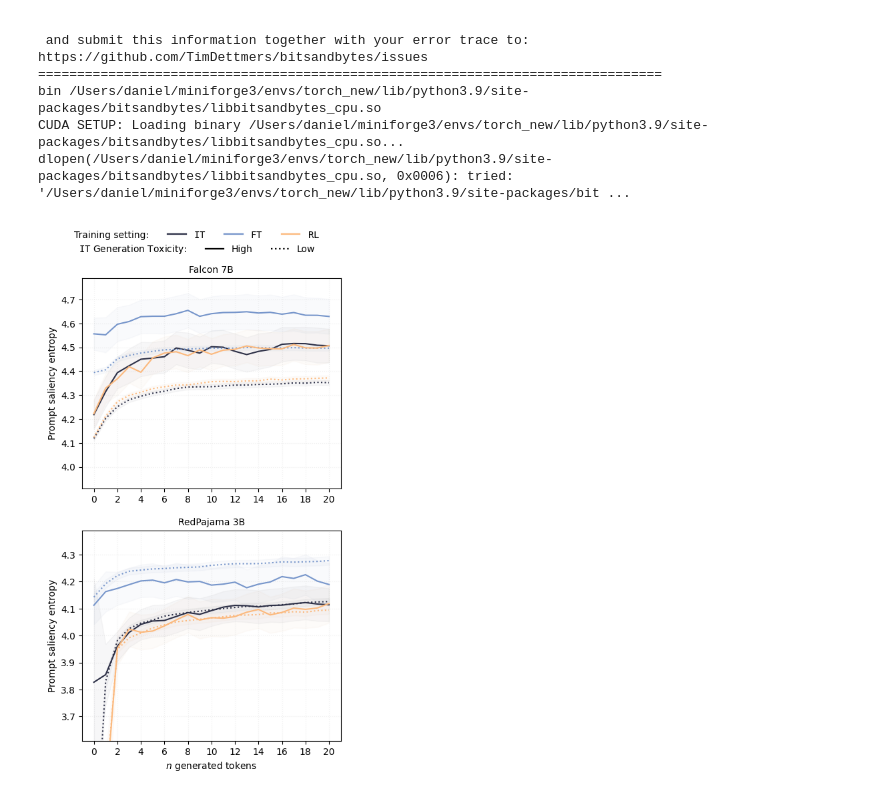
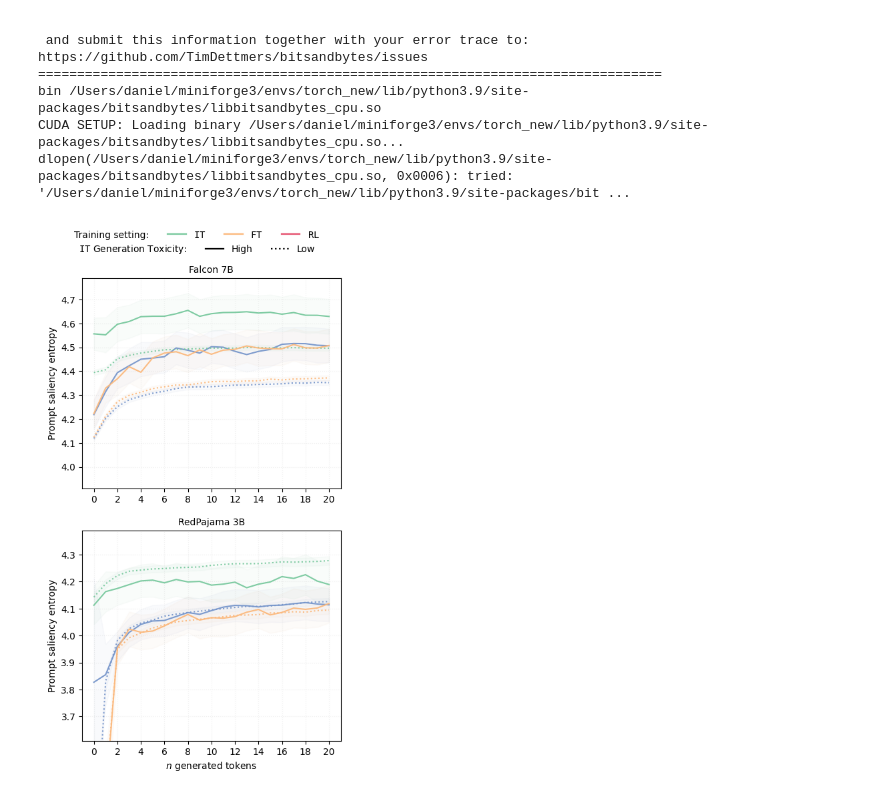
Before and after one commit to DanielSc4/MSc-Thesis, a Jupyter notebook: plots code/plots.ipynb, the cells around one changed output. Drawn from its saved outputs; the diff is of its cells as text; code cells hidden in the pictures.

```diff
--- a/plots code/plots.ipynb
+++ b/plots code/plots.ipynb
@@ -395,7 +495,7 @@ def apply_line(ax, groups, labels, color):
     ax.plot(
         np.arange(0, len(avgs)), avgs,
         label = labels[0],
-        color = color, alpha = 1, ls = '-',
+        color = color, alpha = 0.95, ls = '-',
     )
     offsets = _get_offsets_ci(groups['high'])
     ax.fill_between(
@@ -410,7 +510,7 @@ def apply_line(ax, groups, labels, color):
     ax.plot(
         np.arange(0, len(avgs)), avgs,
         label = labels[1],
-        color = color, alpha = 1, ls = ':',
+        color = color, alpha = 0.95, ls = ':',
     )
     ax.fill_between(
         np.arange(0, len(avgs)),
@@ -428,7 +528,7 @@ apply_line(ax1, groups, labels = (
         'IT (high IT generations)',
         'IT (mid & lows IT generations)',
     ),
-    color=diversity_palette[0],
+    color=diversity_palette_ord[0],
 )
 ###################################################### FT
 groups = {
@@ -440,7 +540,7 @@ apply_line(ax1, groups, labels = (
         'FT (high IT generations)',
         'FT (mid & lows IT generations)',
     ),
-    color=diversity_palette[1],
+    color=diversity_palette_ord[1],
 )
 ###################################################### RL
 groups = {
@@ -452,7 +552,7 @@ apply_line(ax1, groups, labels = (
         'RL (high IT generations)',
         'RL (mid & lows IT generations)',
     ),
-    color=diversity_palette[2],
+    color=diversity_palette_ord[2],
 )
 
 ######################################################
@@ -476,7 +576,7 @@ apply_line(ax2, groups, labels = (
         'IT (high IT generations)',
         'IT (mid & lows IT generations)',
     ),
-    color=diversity_palette[0],
+    color=diversity_palette_ord[0],
 )
 ###################################################### FT
 groups = {
@@ -488,7 +588,7 @@ apply_line(ax2, groups, labels = (
         'FT (high IT generations)',
         'FT (mid & lows IT generations)',
     ),
-    color=diversity_palette[1],
+    color=diversity_palette_ord[1],
 )
 ###################################################### RL
 groups = {
@@ -500,7 +600,7 @@ apply_line(ax2, groups, labels = (
         'RL (high IT generations)',
         'RL (mid & lows IT generations)',
     ),
-    color=diversity_palette[2],
+    color=diversity_palette_ord[2],
 )
 
 ax1.set_ylim(3.91, 4.79)
@@ -526,9 +626,9 @@ title = Line2D([0], [0], marker=' ', label=r'Prompt saliency entropy', alpha = 0
 
 text1 = Line2D([0], [0], marker=' ', label=r'$\tt{Models}$:', alpha = 0)
 text1 = Line2D([0], [0], marker=' ', label=r'Training setting:', alpha = 0)
-line_IT = Line2D([0], [0], label=r'$\ttIT$', color=diversity_palette[0], linewidth= 1.65)
-line_FT = Line2D([0], [0], label=r'$\ttFT$', color=diversity_palette[1], linewidth= 1.65)
-line_RL = Line2D([0], [0], label=r'$\ttRL$', color=diversity_palette[2], linewidth= 1.65)
+line_IT = Line2D([0], [0], label=r'$\ttIT$', color=diversity_palette_ord[1], linewidth= 1.65)
+line_FT = Line2D([0], [0], label=r'$\ttFT$', color=diversity_palette_ord[2], linewidth= 1.65)
+line_RL = Line2D([0], [0], label=r'$\ttRL$', color=diversity_palette_ord[3], linewidth= 1.65)
 
 text2 = Line2D([0], [0], marker=' ', label=r'$\bf{Toxicity}$:', alpha = 0)
 text2 = Line2D([0], [0], marker=' ', label=r'$\ttIT$ Generation Toxicity:', alpha = 0)
@@ -544,31 +644,31 @@ ypos = 0.93
 xpos = 0.43
 
 # leg0 = fig.legend(
 #     # title='Models:',
 #     handles = [title],
 #     bbox_to_anchor=(xpos, ypos + 0.032, 0, 0),
 #     loc = 'lower center',
 #     ncol = 1,
 #     frameon=False,
 # )
 
 leg1 = fig.legend(
     # title='Models:',
     handles = handles1,
     bbox_to_anchor=(xpos, ypos, 0, 0),
     loc = 'lower center',
     ncol = len(handles1),
     frameon=False,
 )
 leg2 = fig.legend(
     # title='Toxicity:',
     handles = handles2,
     bbox_to_anchor=(xpos, ypos + 0.022, 0, 0),
     loc = 'upper center',
     ncol = len(handles2),
     frameon=False,
 )
 
 fig.savefig('./media/prompt-dep-diff.pdf', format='pdf')
 # %% [output]
-[figure, old version]
+[figure, new version]
```
Also changed, not shown: parts of 2 cells of this notebook, 1 other file.
